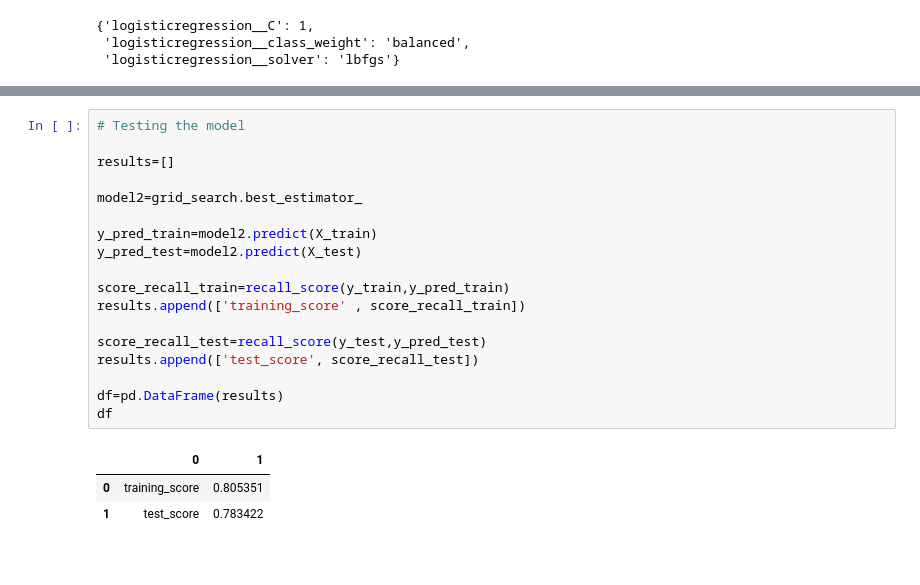
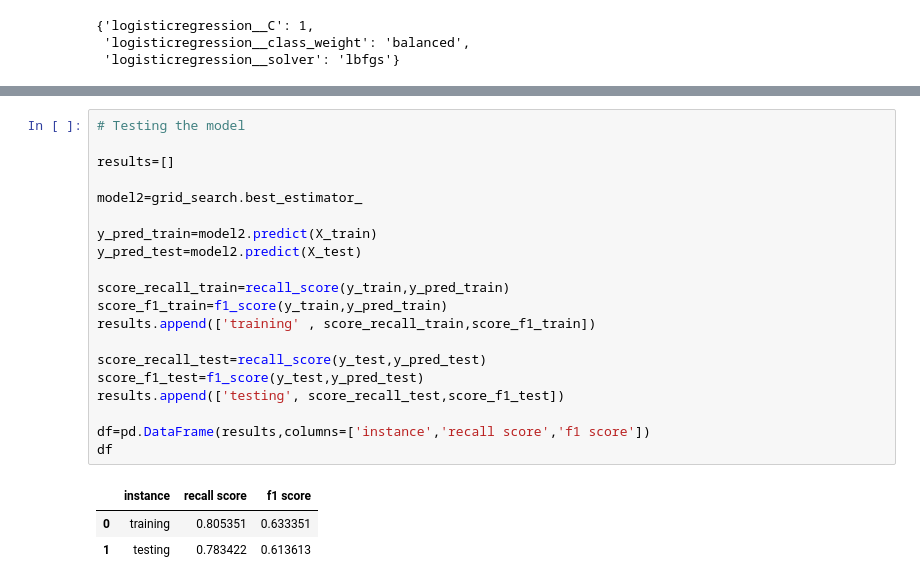
Before and after one commit to Vineetyadav07-42/Customer-Churn-Project, a Jupyter notebook: notebooks/fine_tuning_best_model.ipynb, the cells around one changed output, grey strips where cells are left out. Saved outputs shown, nothing was run; the diff lists cells and outputs as text.

```diff
--- a/notebooks/fine_tuning_best_model.ipynb
+++ b/notebooks/fine_tuning_best_model.ipynb
@@ -147,22 +147,24 @@ Pipeline(steps=[('columntransformer',
 # %%
 # Testing the model
 
 results=[]
 
 model2=grid_search.best_estimator_
 
 y_pred_train=model2.predict(X_train)
 y_pred_test=model2.predict(X_test)
 
 score_recall_train=recall_score(y_train,y_pred_train)
-results.append(['training_score' , score_recall_train])
+score_f1_train=f1_score(y_train,y_pred_train)
+results.append(['training' , score_recall_train,score_f1_train])
 
 score_recall_test=recall_score(y_test,y_pred_test)
-results.append(['test_score', score_recall_test])
+score_f1_test=f1_score(y_test,y_pred_test)
+results.append(['testing', score_recall_test,score_f1_test])
 
-df=pd.DataFrame(results)
+df=pd.DataFrame(results,columns=['instance','recall score','f1 score'])
 df
 # %% [output]
-|  | 0 | 1 |
-| 0 | training_score | 0.805351 |
-| 1 | test_score | 0.783422 |
+|  | instance | recall score | f1 score |
+| 0 | training | 0.805351 | 0.633351 |
+| 1 | testing | 0.783422 | 0.613613 |
```
Also changed, not shown: 1 other file.
